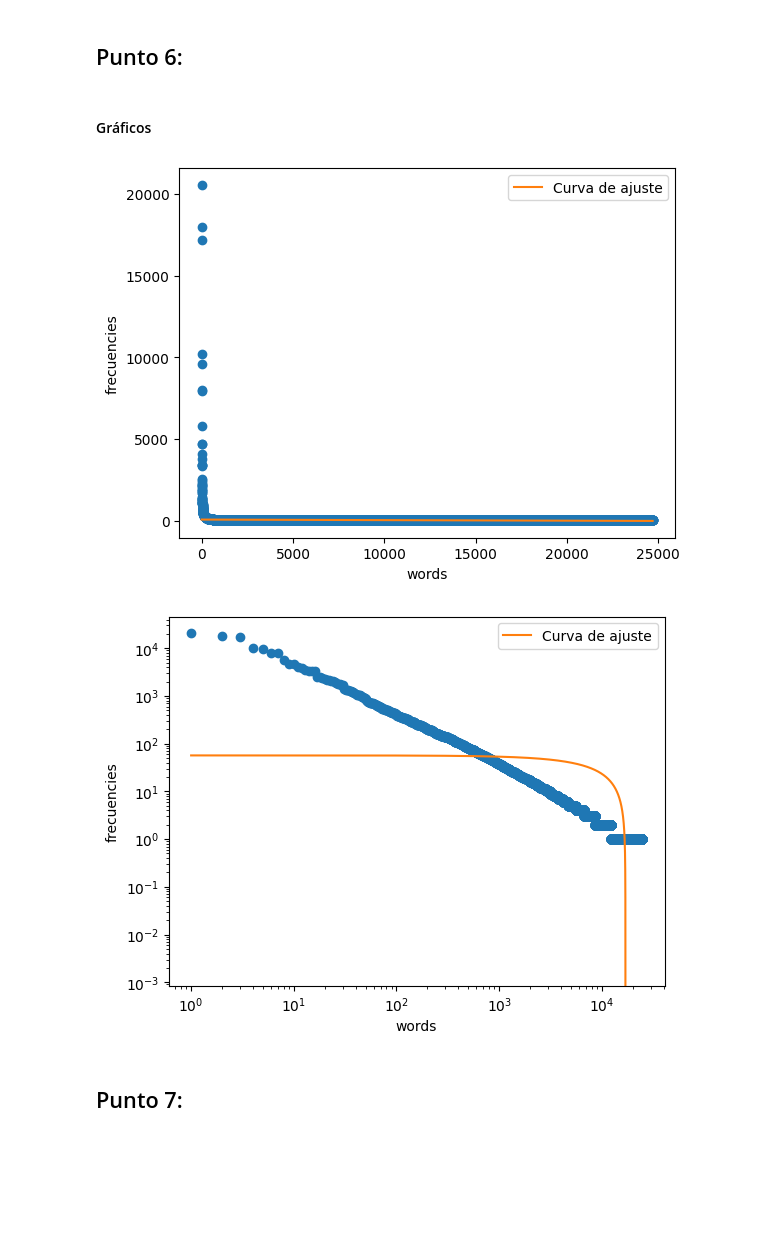
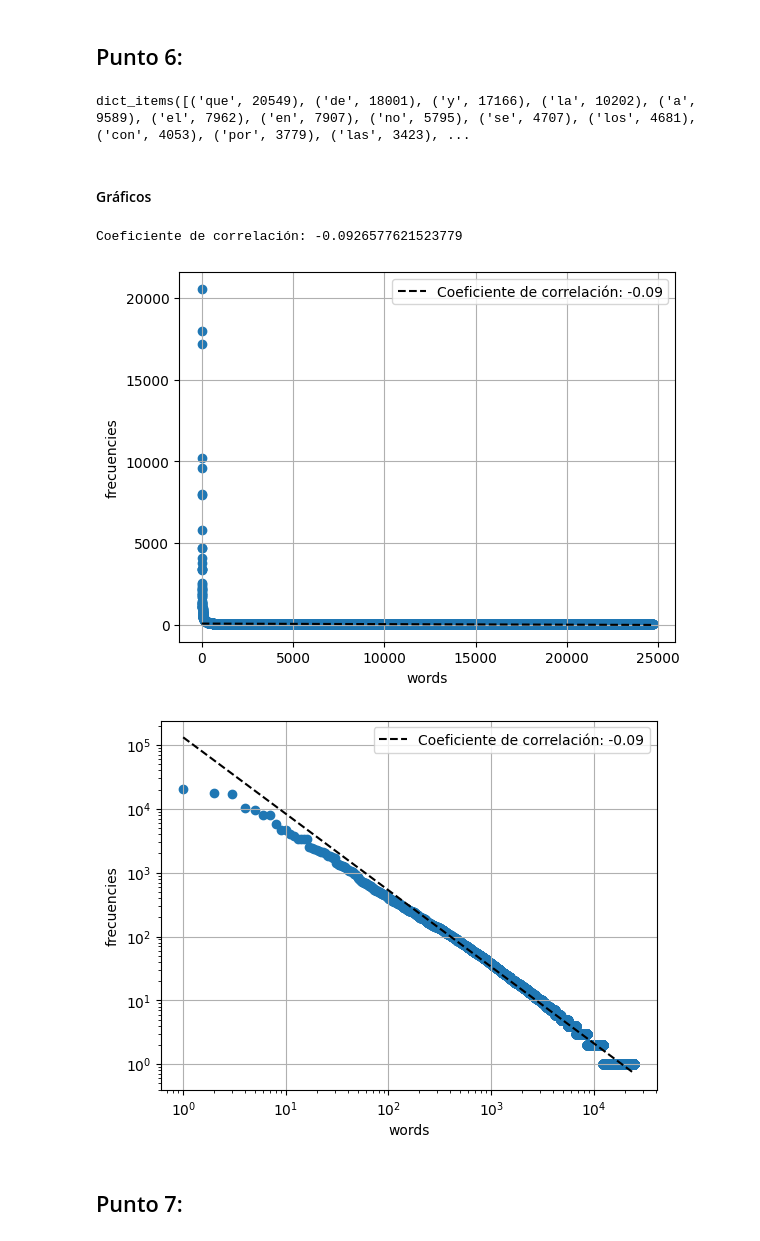
Before and after one commit to AngelGallozo/Information_Retrieval, a Jupyter notebook: TP1/notebooks/Propiedades_del_Texto.ipynb, the cells around one changed output. Drawn from its saved outputs; the diff is of its cells as text; code cells hidden in the pictures; blank space fills up the shorter version.

Commit message:
Corrección Punto 6  y 8

```diff
--- a/TP1/notebooks/Propiedades_del_Texto.ipynb
+++ b/TP1/notebooks/Propiedades_del_Texto.ipynb
@@ -36,46 +42,61 @@ list_terms_sorted={}
 for k, value in sorted(list_terms.items(),key=lambda x: x[1], reverse=True):
     list_terms_sorted[k]=value
 
-#print(list_terms_sorted.items())
+print(list_terms_sorted.items())
+# %% [output]
+dict_items([('que', 20549), ('de', 18001), ('y', 17166), ('la', 10202), ('a', 9589), ('el', 7962), ('en', 7907), ('no', 5795), ('se', 4707), ('los', 4681), ('con', 4053), ('por', 3779), ('las', 3423), ...
 # %% [markdown]
 #### Gráficos
 # %%
 # Defino eje x e y
 x = np.arange(1, len(list_terms_sorted) + 1)
 y = nuevos_valores = [float(valor) for valor in list_terms_sorted.values()]
 
-#Defino la curva de ajuste(Escala Normal)
-coefs = np.polyfit(x, y, 1)
-curva = np.poly1d(coefs)
+# Graficar de puntos y la curva ajustada (Escala Normal)
 
+# Calcula el coeficiente de correlación de Pearson
+r = np.corrcoef(x, y)[0, 1]
+print("Coeficiente de correlación:", r)
 
-# Graficar de puntos y la curva ajustada (Escala Normal)
-plt.plot(x, y, 'o')
-plt.plot(x, curva(x), label='Curva de ajuste')
+# Calcula los parámetros de la recta de regresión lineal
+m, b = np.polyfit(x, y, 1)
+
+# Crea una lista de valores x_fit para la recta de regresión lineal y una lista de valores y_fit correspondiente
+x_fit = np.linspace(min(x), max(x), 100)
+y_fit = m * x_fit + b
+
+plt.scatter(x, y)
+plt.plot(x_fit, y_fit, '--k', label=f"Coeficiente de correlación: {r:.2f}")
 plt.ylabel("frecuencies")
 plt.xlabel("words")
 plt.legend()
+plt.grid(True)
 plt.show()
 
 
+# Graficar de puntos y la curva ajustada (Escala Log)
 
-#Defino la curva de ajuste(Escala Log)
-coefs = np.polyfit(x, y, 1)
-curva = np.poly1d(coefs)
+#Calcula los parámetros de la recta de regresión lineal
+m, b = np.polyfit(np.log10(x), np.log10(y), 1)
+
+#Crea una lista de valores x_fit para la recta de regresión lineal y una lista de valores y_fit correspondientes.
+x_fit = np.logspace(np.log10(min(x)), np.log10(max(x)), 100)
+y_fit = 10**(m * np.log10(x_fit) + b)
 
 
-# Graficar de puntos y la curva ajustada (Escala Log)
-plt.plot(x, y, 'o')
-plt.plot(x, curva(x), label='Curva de ajuste')
-plt.yscale("log")
-plt.xscale("log")
+plt.scatter(x, y)
+plt.plot(x_fit, y_fit, '--k', label=f"Coeficiente de correlación: {r:.2f}")
 plt.ylabel("frecuencies")
 plt.xlabel("words")
+plt.xscale('log')
+plt.yscale('log')
 plt.legend()
+plt.grid(True)
 plt.show()
 # %% [output]
+Coeficiente de correlación: -0.0926577621523779
-[figure, old version]
+[figure, new version]
-[figure, old version]
+[figure, new version]
 # %% [markdown]
 ## Punto 7:
 # %%
```
Also changed, not shown: parts of 3 cells of this notebook, 1 other file.
